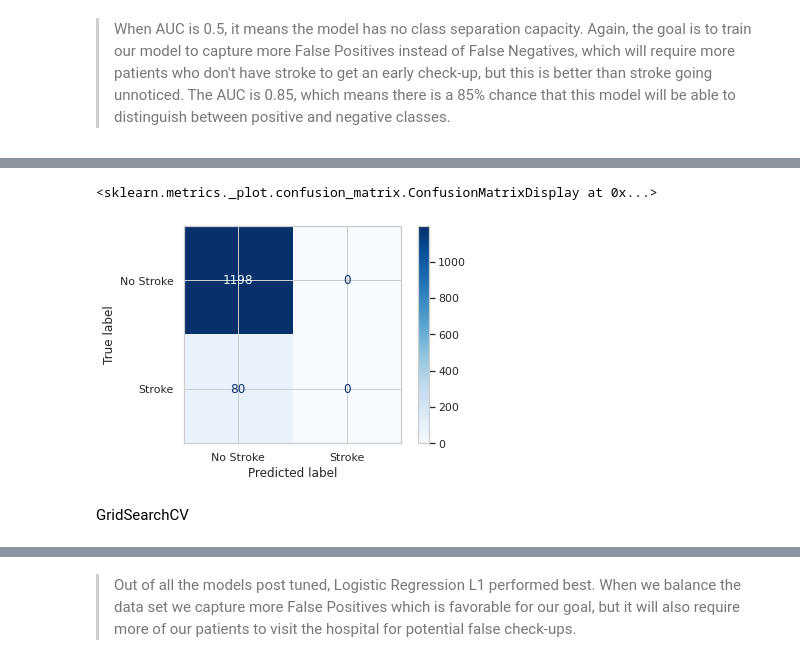
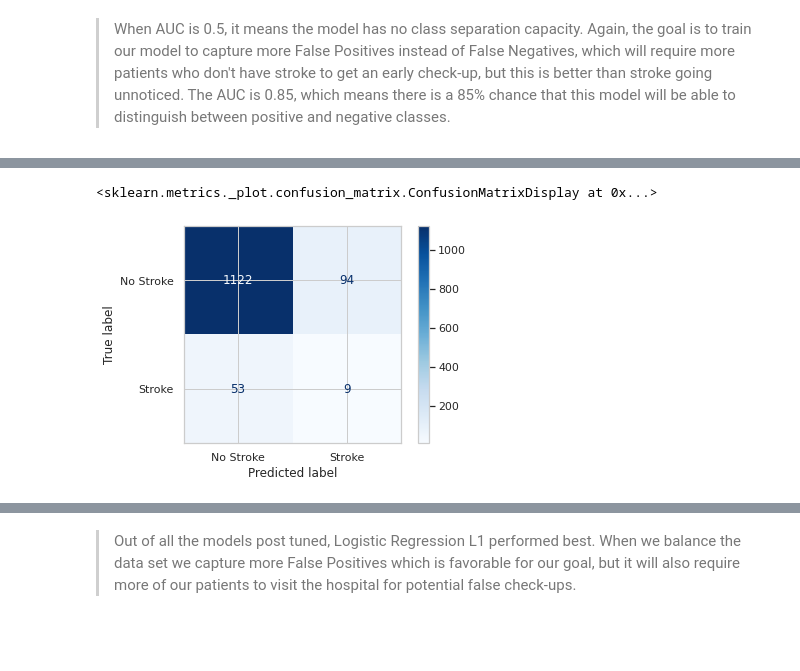
Before and after one commit to bradshawjoshua/Early-Detection-Stroke, a Jupyter notebook: Early_Detection_of_Stroke.ipynb, the cells around one changed output, grey strips where cells are left out. Saved outputs shown, nothing was run; the diff lists cells and outputs as text; code cells hidden in the pictures; blank space fills up the shorter version.

```diff
--- a/Early_Detection_of_Stroke.ipynb
+++ b/Early_Detection_of_Stroke.ipynb
@@ -881,5 +885,5 @@ knn.get_params()
 # %%
-knn_pipe.fit(X_train, y_train)
+knn_smote_pipe.fit(X_train, y_train)
 # %% [output]
 Pipeline(steps=[('columntransformer',
                  ColumnTransformer(transformers=[('pipeline',
@@ -914,9 +919,9 @@ bestacc = 0
 bestk = 0
 for k in krange:
   #find accuracy for each k
-  pipe = make_pipeline(column_transformer, KNeighborsClassifier(n_neighbors=k))
-  pipe.fit(X_train, y_train)
-  acc = accuracy_score(y_test, pipe.predict(X_test))
+  knn_smote_pipe = smote_pipe(column_transformer, smote, KNeighborsClassifier(n_neighbors=k))
+  knn_smote_pipe.fit(X_train, y_train)
+  acc = accuracy_score(y_test, knn_smote_pipe.predict(X_test))
   #if accuracy for this k is better than previous accuracies, set bestk = k
   if acc > bestacc:
     bestacc = acc
@@ -939,10 +944,10 @@ with 0.9374021909233177 accuracy on the test set
 # %%
 #setting our best_knn model for n_neighbors to a value of 6
-best_knn = KNeighborsClassifier(n_neighbors=6)
+best_knn = KNeighborsClassifier(n_neighbors=2)
 # %%
 #making the pipeline and fitting it on the train data
-knn_pipe_2 = make_pipeline(column_transformer, best_knn)
-knn_pipe_2.fit(X_train, y_train)
+knn_smote_pipe_2 = smote_pipe(column_transformer, smote, best_knn)
+knn_smote_pipe_2.fit(X_train, y_train)
 # %% [output]
 Pipeline(steps=[('columntransformer',
                  ColumnTransformer(transformers=[('pipeline',
@@ -970,14 +976,12 @@ Accuracy of Test set 0.9374021909233177
 # %%
 #creating confusion matrix for to supplement my justification for the best KNN model
 labels=['No Stroke', 'Stroke']
-knn_final_pipe_2 = make_pipeline(column_transformer,
-                               KNeighborsClassifier(n_neighbors = bestk))
-knn_final_pipe_2.fit(X_train, y_train)
+knn_smote_pipe_2 = smote_pipe(column_transformer, smote,
+                               best_knn)
+knn_smote_pipe_2.fit(X_train, y_train)
 
 # Display confusion matrix for KNN with best k
-plot_confusion_matrix(knn_final_pipe_2, X_test, y_test, cmap = 'Blues', display_labels=labels, values_format = 'd')
+plot_confusion_matrix(knn_smote_pipe_2, X_test, y_test, cmap = 'Blues', display_labels=labels, values_format = 'd')
 # %% [output]
 <sklearn.metrics._plot.confusion_matrix.ConfusionMatrixDisplay at 0x...>
-[figure, old version]
+[figure, new version]
-# %% [markdown]
-GridSearchCV
```
Also changed, not shown: parts of 53 cells of this notebook.
